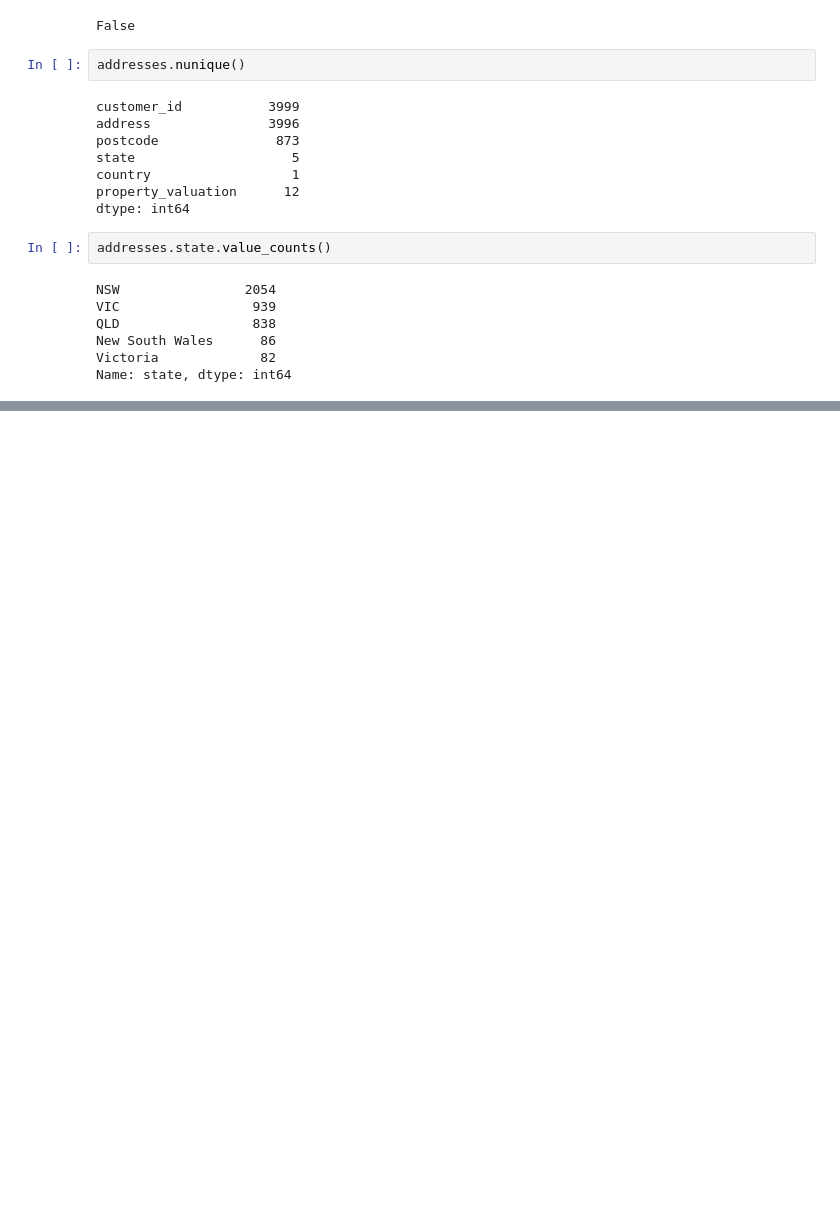
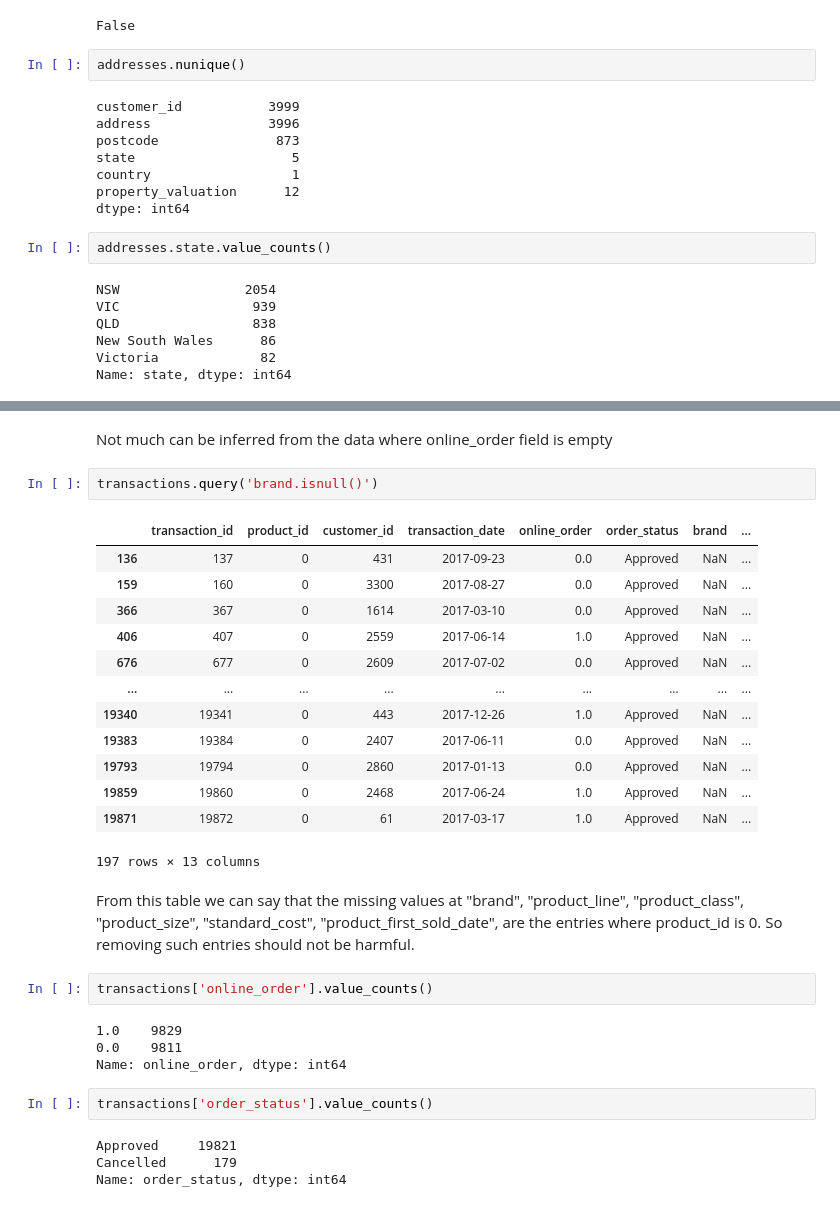
Before and after one commit to adarshsaji/KPMG_Virtual_Internship, a Jupyter notebook: Analysis_And_Model.ipynb, the cells around one changed output, grey strips where cells are left out. Saved outputs shown, nothing was run; the diff lists cells and outputs as text; blank space fills up the shorter version.

```diff
--- a/Analysis_And_Model.ipynb
+++ b/Analysis_And_Model.ipynb
@@ -209,0 +296,32 @@ Transaction data in the past three months
+# %% [markdown]
+Not much can be inferred from the data where online_order field is empty
+# %%
+transactions.query('brand.isnull()')
+# %% [output]
+|  | transaction_id | product_id | customer_id | transaction_date | online_order | order_status | brand | ... |
+| 136 | 137 | 0 | 431 | 2017-09-23 | 0.0 | Approved | NaN | ... |
+| 159 | 160 | 0 | 3300 | 2017-08-27 | 0.0 | Approved | NaN | ... |
+| 366 | 367 | 0 | 1614 | 2017-03-10 | 0.0 | Approved | NaN | ... |
+| 406 | 407 | 0 | 2559 | 2017-06-14 | 1.0 | Approved | NaN | ... |
+| 676 | 677 | 0 | 2609 | 2017-07-02 | 0.0 | Approved | NaN | ... |
+| ... | ... | ... | ... | ... | ... | ... | ... | ... |
+| 19340 | 19341 | 0 | 443 | 2017-12-26 | 1.0 | Approved | NaN | ... |
+| 19383 | 19384 | 0 | 2407 | 2017-06-11 | 0.0 | Approved | NaN | ... |
+| 19793 | 19794 | 0 | 2860 | 2017-01-13 | 0.0 | Approved | NaN | ... |
+| 19859 | 19860 | 0 | 2468 | 2017-06-24 | 1.0 | Approved | NaN | ... |
+| 19871 | 19872 | 0 | 61 | 2017-03-17 | 1.0 | Approved | NaN | ... |
+197 rows × 13 columns
+# %% [markdown]
+From this table we can say that the missing values at "brand", "product_line", "product_class", "product_size", "standard_cost", "product_first_sold_date", are the entries where product_id is 0. So removing such entries should not be harmful.
+# %%
+transactions['online_order'].value_counts()
+# %% [output]
+1.0    9829
+0.0    9811
+Name: online_order, dtype: int64
+# %%
+transactions['order_status'].value_counts()
+# %% [output]
+Approved     19821
+Cancelled      179
+Name: order_status, dtype: int64
```
Also changed, not shown: parts of 16 cells of this notebook.
